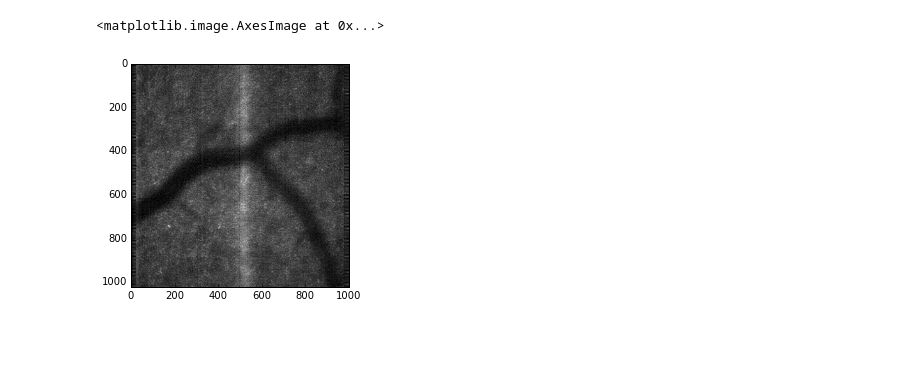
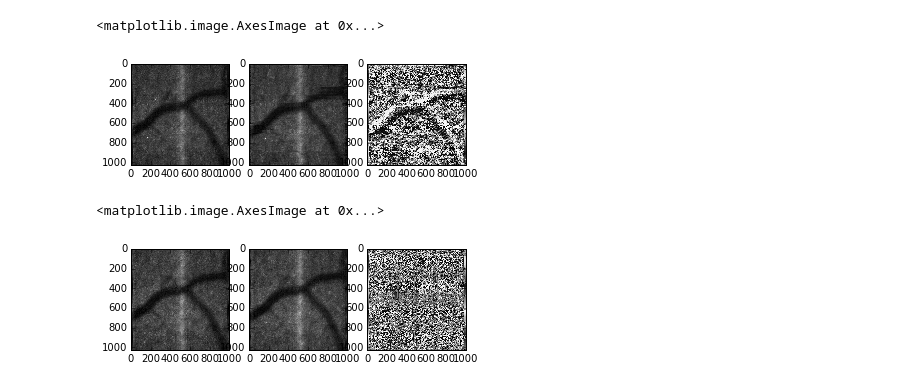
Before and after one commit to tomwright01/py_AO_Registration, a Jupyter notebook: Scripts/rebuild_movie.sample.ipynb, the cells around one changed output. Cells and saved outputs as stored; diff of their text form; code cells hidden in the pictures; blank space fills up the shorter version.

```diff
--- a/Scripts/rebuild_movie.sample.ipynb
+++ b/Scripts/rebuild_movie.sample.ipynb
@@ -4,9 +4,12 @@
 import matplotlib.pyplot as plt
 import numpy as np
 # %%
-data_f0=np.load('../Scripts/createdFile0.npz')
-data_f1=np.load('../Scripts/createdFile1.npz')
+data_orig = np.load('../Data/2frames.npz')
+data_f0=np.load('../Data/createdFile0.npz')
+data_f1=np.load('../Data/createdFile1.npz')
 # %%
+oldimg_f0=data_orig['data'][:,:,0]
+oldimg_f1=data_orig['data'][:,:,1]
 newimg_f0=data_f0['newimg']
 newimg_f1=data_f1['newimg']
 # %%
@@ -20,5 +18,20 @@ plt.imshow(newimg_f0,cmap=plt.get_cmap('gray'))
-# %%
-plt.imshow(newimg_f1,cmap=plt.get_cmap('gray'))
-# %% [output]
-<matplotlib.image.AxesImage at 0x...>
-[figure, removed]
+# %%
+plt.subplot(131)
+plt.imshow(oldimg_f0,cmap=plt.get_cmap('gray'))
+plt.subplot(132)
+plt.imshow(newimg_f0,cmap=plt.get_cmap('gray'))
+plt.subplot(133)
+plt.imshow(oldimg_f1 - newimg_f0,cmap=plt.get_cmap('gray'))
+# %% [output]
+<matplotlib.image.AxesImage at 0x...>
+[figure, added]
+# %%
+plt.subplot(131)
+plt.imshow(oldimg_f1,cmap=plt.get_cmap('gray'))
+plt.subplot(132)
+plt.imshow(newimg_f1,cmap=plt.get_cmap('gray'))
+plt.subplot(133)
+plt.imshow(oldimg_f1 - newimg_f1,cmap=plt.get_cmap('gray'))
+# %% [output]
+<matplotlib.image.AxesImage at 0x...>
+[figure, added]
```
Also changed, not shown: parts of 2 cells of this notebook.
